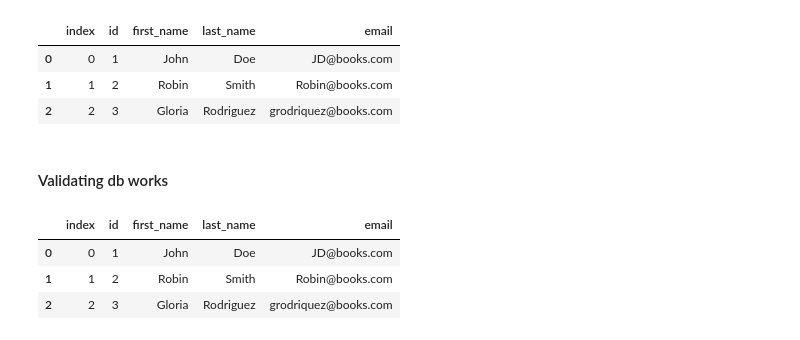
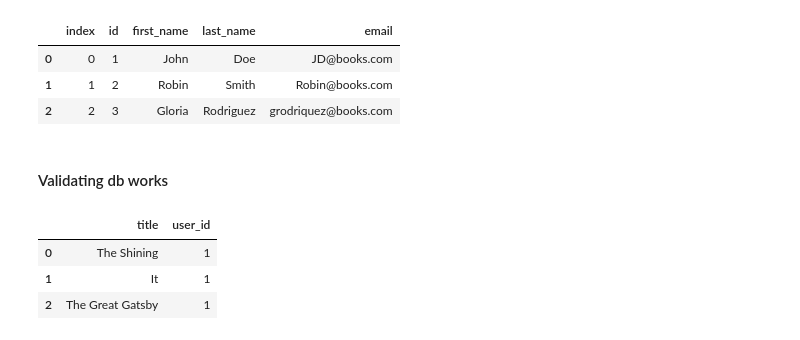
Before and after one commit to PaulLipska/Data_Enrichment_books_wk_1, a Jupyter notebook: Books_(Core).ipynb, the cells around one changed output. Drawn from its saved outputs; the diff is of its cells as text; code cells hidden in the pictures.

```diff
--- a/Books_(Core).ipynb
+++ b/Books_(Core).ipynb
@@ -131,14 +133,14 @@ pd.read_sql(q, engine)
 # %% [markdown]
 #### Validating db works
 # %%
-"""SELECT books.title, favorites.user_id
+q= """SELECT books.title, favorites.user_id
 FROM books
 JOIN favorites ON books.id = favorites.book_id
 WHERE favorites.user_id =
     (SELECT users.id FROM users WHERE (users.last_name = "Doe" AND users.first_name = "John"));"""
 pd.read_sql(q, engine)
 # %% [output]
-|  | index | id | first_name | last_name | email |
-| 0 | 0 | 1 | John | Doe | JD@books.com |
-| 1 | 1 | 2 | Robin | Smith | Robin@books.com |
-| 2 | 2 | 3 | Gloria | Rodriguez | grodriquez@books.com |
+|  | title | user_id |
+| 0 | The Shining | 1 |
+| 1 | It | 1 |
+| 2 | The Great Gatsby | 1 |
```
Also changed, not shown: parts of 1 cell of this notebook.
